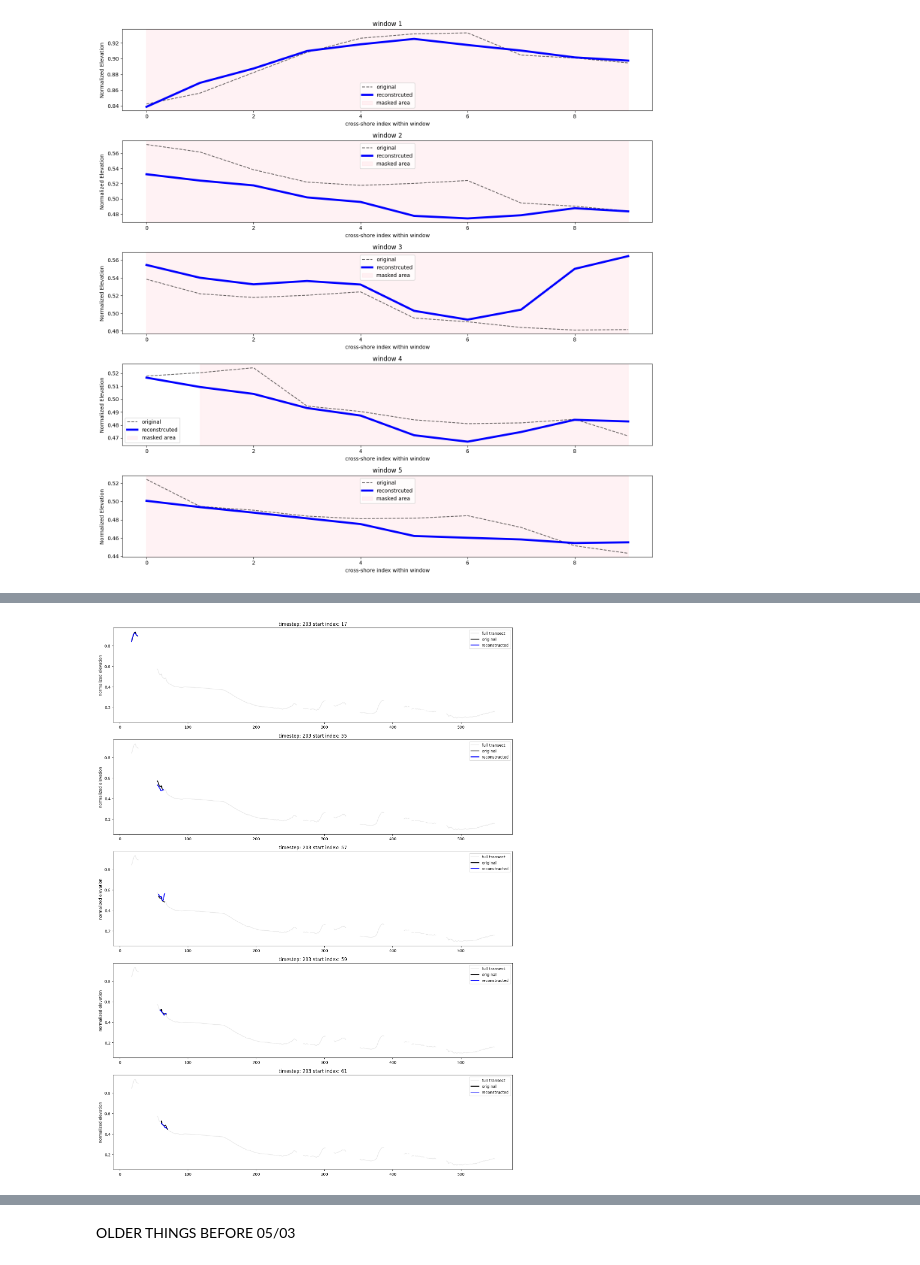
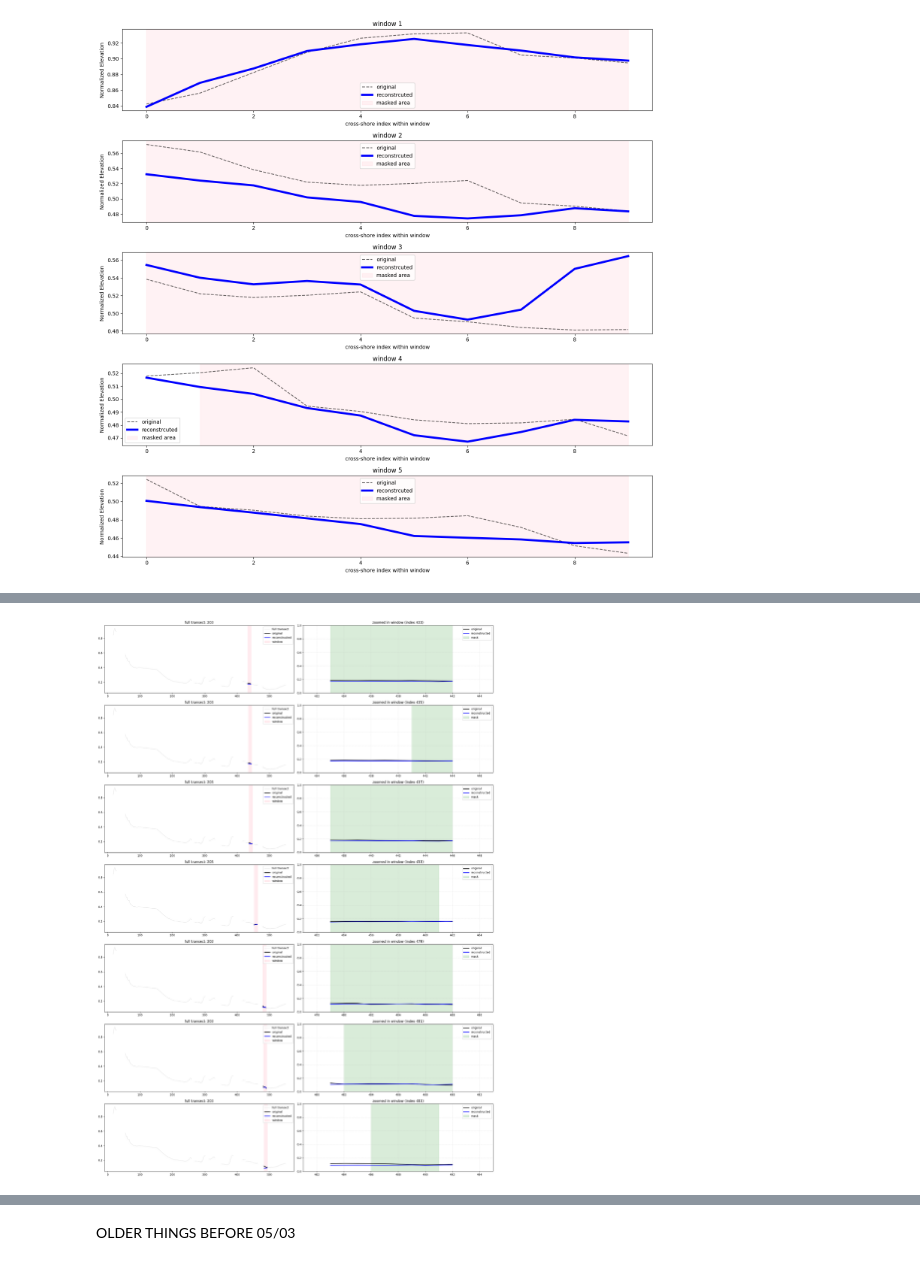
Before and after one commit to NCSU-CHAZ/MasonBEAST, a Jupyter notebook: MAE_window10.ipynb, the cells around one changed output, grey strips where cells are left out. Drawn from its saved outputs; the diff is of its cells as text; code cells hidden in the pictures.

Commit message:
plots for recon, need to normalize small window y axis

```diff
--- a/MAE_window10.ipynb
+++ b/MAE_window10.ipynb
@@ -645,8 +645,8 @@ plot_recons(y_batch,x_batch,recons,n=5)
 # %% [output]
 [figure]
 # %%
-def plot_windows_on_fullTran(y_true,x_input,y_pred,start_idx,timestep,transect_df_norm,n):
-    plt.figure(figsize=(15,4*n))
+def plot_windows_on_fullTran(y_true,x_input,y_pred,start_idx,timestep,transect_df_norm,mask_batch,n):
+    fig,axes=plt.subplots(n,2,figsize=(20,4*n))
 
     for i in range(n):
         tval=timestep[i].numpy().decode('utf-8') if isinstance(timestep[i].numpy(), bytes) else timestep[i].numpy()
@@ -656,18 +656,43 @@ def plot_windows_on_fullTran(y_true,x_input,y_pred,start_idx,timestep,transect_d
 
         global_x_axis=np.arange(sval,sval+10)
 
-        plt.subplot(n,1,i+1)
+        # left side full transect
+        ax_full=axes[i,0]
+        ax_full.plot(fullTran,color='lightgray',alpha=0.5,label='full transect')
+        ax_full.plot(global_x_axis,y_true[i].numpy().flatten(),color='black',label='original', linewidth=2)
+        ax_full.plot(global_x_axis,y_pred[i].flatten(),color='blue',label='reconstructed',linewidth=2)
+        # zoom in box
+        ax_full.axvspan(sval,sval+10,color='pink',alpha=0.3,label='window')
+        ax_full.set_title(f"full transect: {tval}")
+        ax_full.legend(loc='upper right')
 
-        plt.plot(fullTran,color='lightgray',alpha=0.5,label='full transect')
-        plt.plot(global_x_axis,y_true[i].numpy().flatten(),color='black',label='original', linewidth=2)
-        plt.plot(global_x_axis,y_pred[i].flatten(),color='blue',label='reconstructed',linewidth=2)
-        plt.title(f"timestep: {tval} start index: {sval}")
-        plt.legend()
-        plt.ylabel('normalized elevation')
+        # right side zoomed in window
+        ax_zoom=axes[i,1]
+        ax_zoom.plot(global_x_axis,y_true[i].numpy().flatten(),color='black',label='original', linewidth=2)
+        ax_zoom.plot(global_x_axis,y_pred[i].flatten(),color='blue',label='reconstructed',linewidth=2)
+        padding=15
+        mask=mask_batch[i].numpy().flatten()
+        gap_idx=np.where(mask>0)[0]
+
+        if len(gap_idx)>0:
+            gapstart=global_x_axis[gap_idx[0]]
+            gapend=global_x_axis[gap_idx[-1]]
+
+            ax_zoom.axvspan(gapstart,gapend,color='green',alpha=0.15,label='mask')
+
+        #local_seg=fullTran[max(0,sval-padding):min(len(fullTran),sval+10+padding)]
+        ax_zoom.set_ylim(0,1)
+        ax_zoom.set_xlim(sval-2,sval+12)
+
+        ax_zoom.set_title(f"zoomed in window (index {sval})")
+        ax_zoom.grid(True,linestyle=':',alpha=0.6)
+        ax_zoom.legend()
+
 
     plt.tight_layout()
     plt.show()
 # %%
 for x_batch,y_batch,mask_batch,s_batch,t_batch in test_ds.take(1):
-    plot_windows_on_fullTran(y_batch,x_batch,recons,s_batch,t_batch,transect_df_norm,n=5)
+    recons=autoencoder.predict(x_batch)
+    plot_windows_on_fullTran(y_batch,x_batch,recons,s_batch,t_batch,transect_df_norm,mask_batch,n=7)
 # %% [output]
@@ -674 +700 @@ for x_batch,y_batch,mask_batch,s_batch,t_batch in test_ds.take(1):
-[figure, old version]
+[figure, new version]
```
Also changed, not shown: parts of 5 cells of this notebook.
